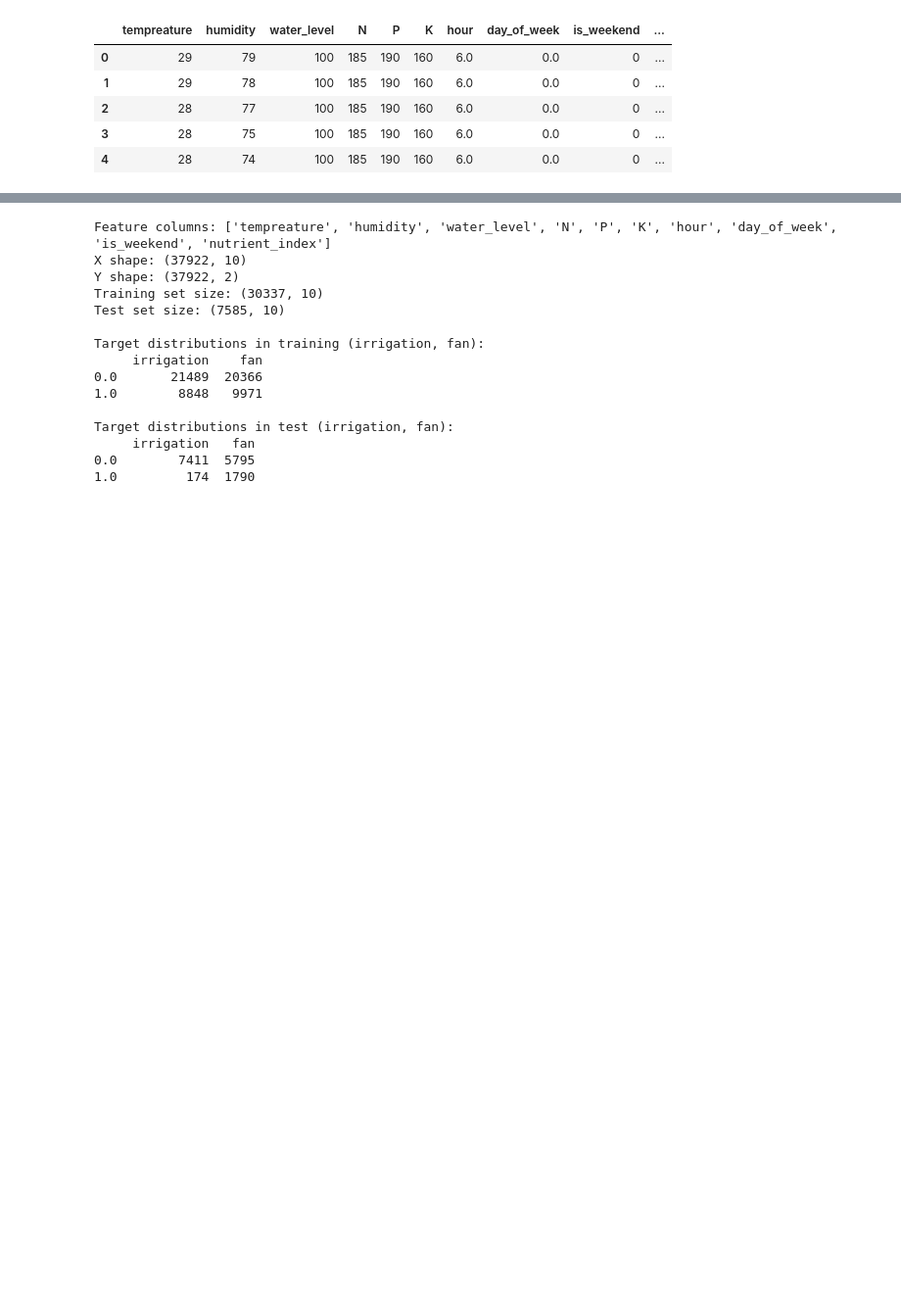
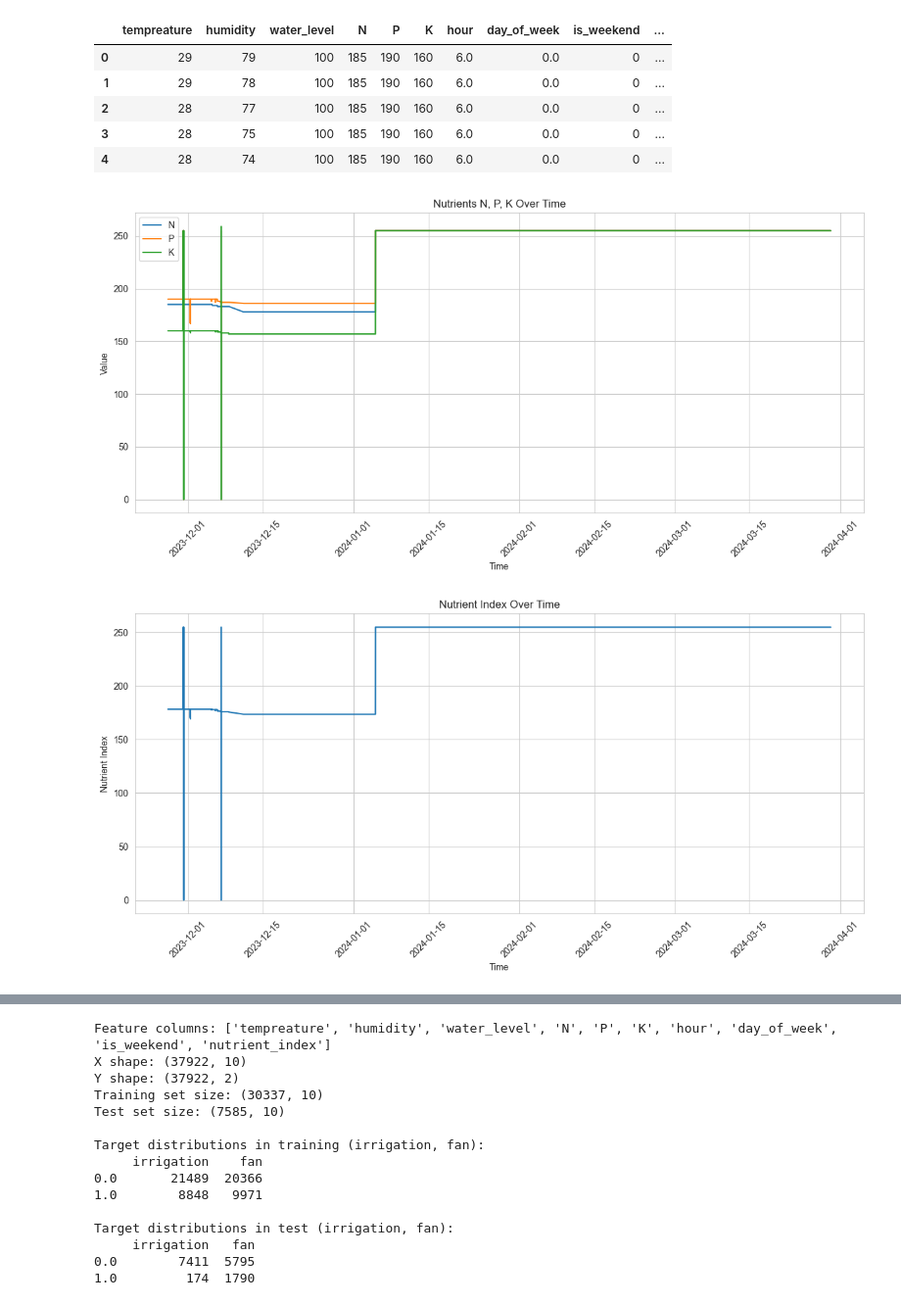
Before and after one commit to BrajanGjorga/Smart-Agriculture, a Jupyter notebook: notebooks/Irrigation_TimeSeries.ipynb, the cells around one changed output, grey strips where cells are left out. Shown at 98% size. Cells and saved outputs as stored; diff of their text form; code cells hidden in the pictures; blank space fills up the shorter version.

Commit message:
remove old code and add more EDA graphs

```diff
--- a/notebooks/Irrigation_TimeSeries.ipynb
+++ b/notebooks/Irrigation_TimeSeries.ipynb
@@ -232,3 +235,46 @@ Features: ['tempreature', 'humidity', 'water_level', 'N', 'P', 'K', 'hour', 'day
 | 2 | 28 | 77 | 100 | 185 | 190 | 160 | 6.0 | 0.0 | 0 | ... |
 | 3 | 28 | 75 | 100 | 185 | 190 | 160 | 6.0 | 0.0 | 0 | ... |
 | 4 | 28 | 74 | 100 | 185 | 190 | 160 | 6.0 | 0.0 | 0 | ... |
+# %%
+df_raw = pd.read_csv(data_path)
+
+date_cols_raw = [
+    col for col in df_raw.columns
+    if "date" in col.lower() or "time" in col.lower()
+]
+
+if date_cols_raw:
+    date_col_raw = date_cols_raw[0]
+    df_raw[date_col_raw] = pd.to_datetime(df_raw[date_col_raw], errors="coerce")
+    df_raw = df_raw.sort_values(by=date_col_raw)
+    df_raw = df_raw.reset_index(drop=True)
+
+    # Plot N, P, K over time
+    plt.figure(figsize=(12, 6))
+    for col in ["N", "P", "K"]:
+        if col in df_raw.columns:
+            plt.plot(df_raw[date_col_raw], df_raw[col], label=col)
+
+    plt.title("Nutrients N, P, K Over Time")
+    plt.xlabel("Time")
+    plt.ylabel("Value")
+    plt.legend()
+    plt.xticks(rotation=45)
+    plt.tight_layout()
+    plt.show()
+
+    # Nutrient index over time
+    if all(c in df_raw.columns for c in ["N", "P", "K"]):
+        df_raw["nutrient_index"] = df_raw[["N", "P", "K"]].mean(axis=1)
+
+        plt.figure(figsize=(12, 6))
+        plt.plot(df_raw[date_col_raw], df_raw["nutrient_index"])
+        plt.title("Nutrient Index Over Time")
+        plt.xlabel("Time")
+        plt.ylabel("Nutrient Index")
+        plt.xticks(rotation=45)
+        plt.tight_layout()
+        plt.show()
+# %% [output]
+[figure, added]
+[figure, added]
```
Also changed, not shown: parts of 4 cells of this notebook, 1 other file.
